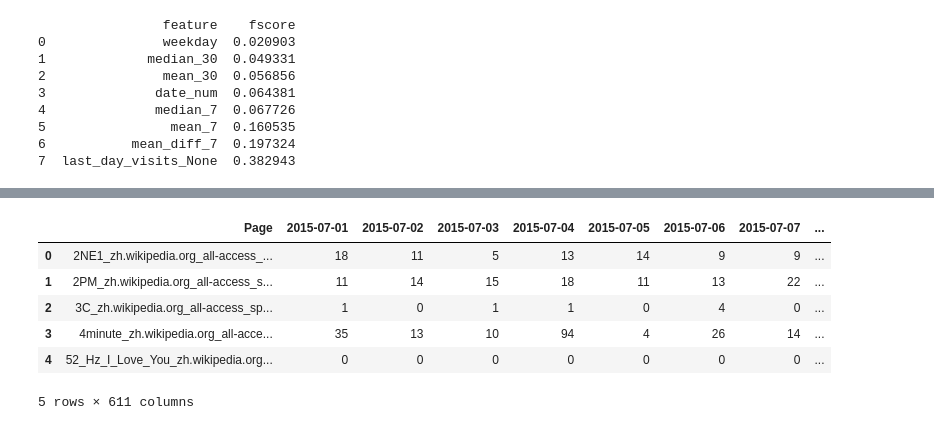
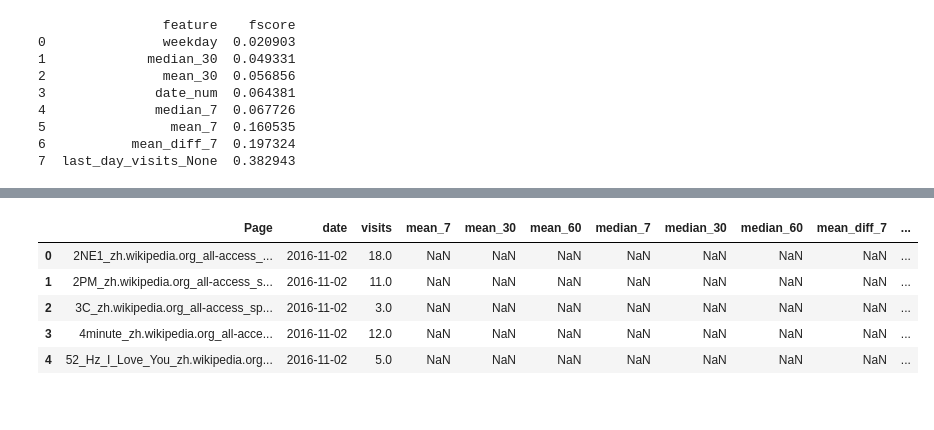
Before and after one commit to shubh24/web_traffic_prediction, a Jupyter notebook: explore.ipynb, the cells around one changed output, grey strips where cells are left out. Drawn from its saved outputs; the diff is of its cells as text; code cells hidden in the pictures.

```diff
--- a/explore.ipynb
+++ b/explore.ipynb
@@ -303,10 +330,9 @@ NameError: global name 'get_preds' is not defined
 # %%
-overall_df.head()
+train_melt.head()
 # %% [output]
-|  | Page | 2015-07-01 | 2015-07-02 | 2015-07-03 | 2015-07-04 | 2015-07-05 | 2015-07-06 | 2015-07-07 | ... |
-| 0 | 2NE1_zh.wikipedia.org_all-access_... | 18 | 11 | 5 | 13 | 14 | 9 | 9 | ... |
-| 1 | 2PM_zh.wikipedia.org_all-access_s... | 11 | 14 | 15 | 18 | 11 | 13 | 22 | ... |
-| 2 | 3C_zh.wikipedia.org_all-access_sp... | 1 | 0 | 1 | 1 | 0 | 4 | 0 | ... |
-| 3 | 4minute_zh.wikipedia.org_all-acce... | 35 | 13 | 10 | 94 | 4 | 26 | 14 | ... |
-| 4 | 52_Hz_I_Love_You_zh.wikipedia.org... | 0 | 0 | 0 | 0 | 0 | 0 | 0 | ... |
+|  | Page | date | visits | mean_7 | mean_30 | mean_60 | median_7 | median_30 | median_60 | mean_diff_7 | ... |
+| 0 | 2NE1_zh.wikipedia.org_all-access_... | 2016-11-02 | 18.0 | NaN | NaN | NaN | NaN | NaN | NaN | NaN | ... |
+| 1 | 2PM_zh.wikipedia.org_all-access_s... | 2016-11-02 | 11.0 | NaN | NaN | NaN | NaN | NaN | NaN | NaN | ... |
+| 2 | 3C_zh.wikipedia.org_all-access_sp... | 2016-11-02 | 3.0 | NaN | NaN | NaN | NaN | NaN | NaN | NaN | ... |
+| 3 | 4minute_zh.wikipedia.org_all-acce... | 2016-11-02 | 12.0 | NaN | NaN | NaN | NaN | NaN | NaN | NaN | ... |
+| 4 | 52_Hz_I_Love_You_zh.wikipedia.org... | 2016-11-02 | 5.0 | NaN | NaN | NaN | NaN | NaN | NaN | NaN | ... |
-5 rows × 611 columns
```
Also changed, not shown: parts of 6 cells of this notebook.
